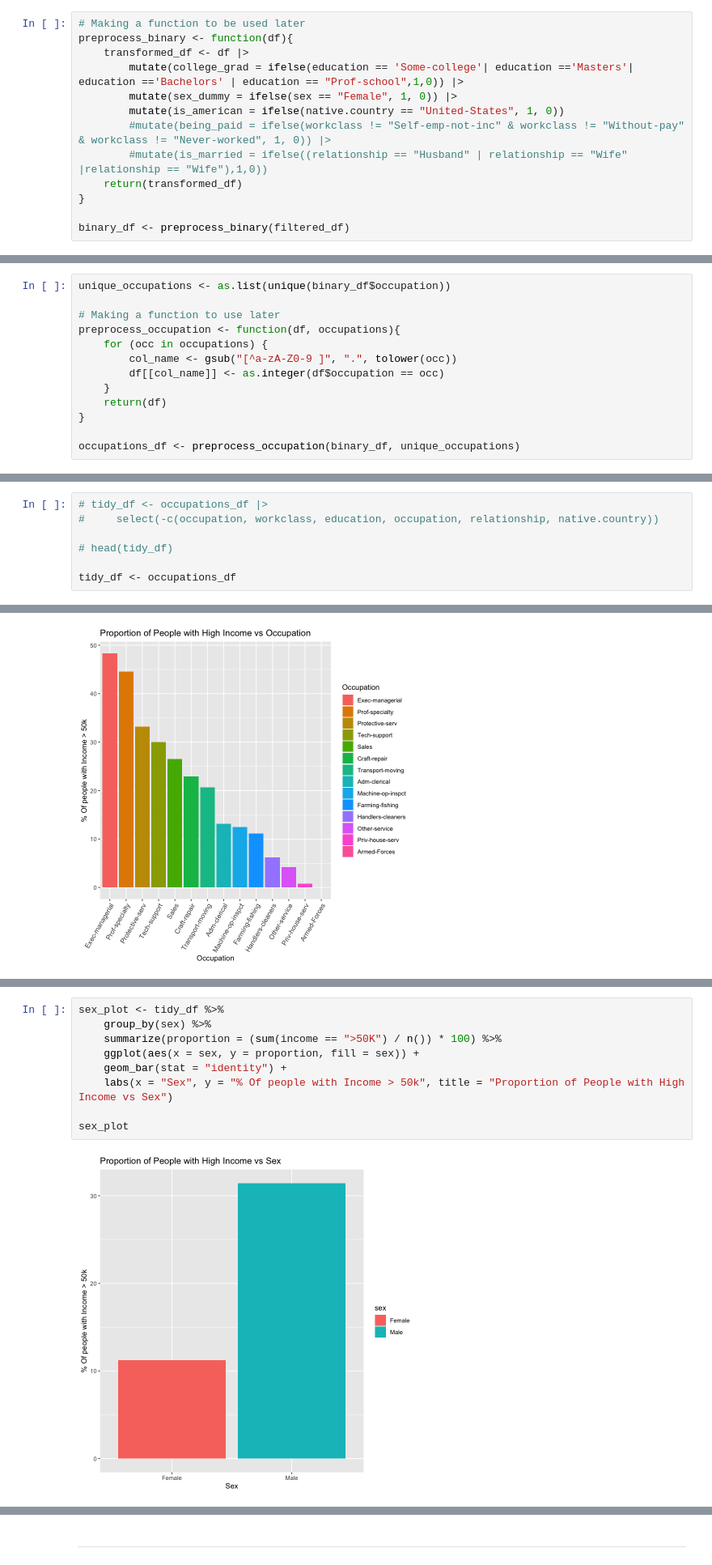
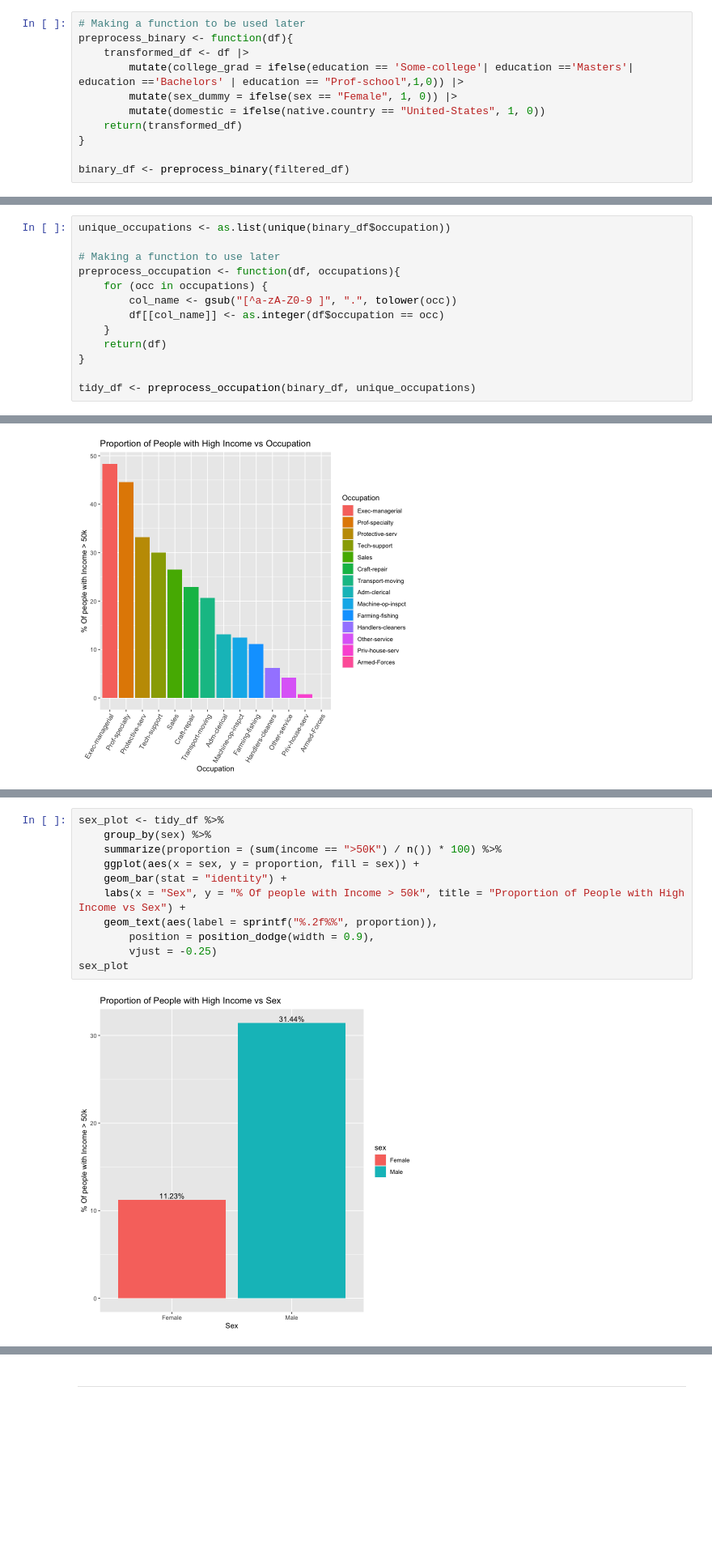
Before and after one commit to calvingdu/dsci100-003-23, a Jupyter notebook: src/project/project.ipynb, the cells around one changed output, grey strips where cells are left out. Shown at 81% size. Drawn from its saved outputs; the diff is of its cells as text; blank space fills up the shorter version.

```diff
--- a/src/project/project.ipynb
+++ b/src/project/project.ipynb
@@ -87,9 +105,7 @@ preprocess_binary <- function(df){
     transformed_df <- df |>
         mutate(college_grad = ifelse(education == 'Some-college'| education =='Masters'| education =='Bachelors' | education == "Prof-school",1,0)) |>
         mutate(sex_dummy = ifelse(sex == "Female", 1, 0)) |>
-        mutate(is_american = ifelse(native.country == "United-States", 1, 0))
-        #mutate(being_paid = ifelse(workclass != "Self-emp-not-inc" & workclass != "Without-pay" & workclass != "Never-worked", 1, 0)) |>
-        #mutate(is_married = ifelse((relationship == "Husband" | relationship == "Wife" |relationship == "Wife"),1,0))
+        mutate(domestic = ifelse(native.country == "United-States", 1, 0))
     return(transformed_df)
 }
 
@@ -108,4 +124,4 @@ preprocess_occupation <- function(df, occupations){
     return(df)
 }
 
-occupations_df <- preprocess_occupation(binary_df, unique_occupations)
+tidy_df <- preprocess_occupation(binary_df, unique_occupations)
@@ -114,10 +128,3 @@ occupations_df <- preprocess_occupation(binary_df, unique_occupations)
-# %%
-# tidy_df <- occupations_df |>
-#     select(-c(occupation, workclass, education, occupation, relationship, native.country))
-
-# head(tidy_df)
-
-tidy_df <- occupations_df
 # %% [markdown]
 Below is an function that does all of our pre-processing. It can be verified by checking if the changes we made above are the same as the changes made by the function
 # %%
@@ -225,11 +223,13 @@ This article claims that there's a pattern between sex in income class. We can e
 # %%
 sex_plot <- tidy_df %>%
     group_by(sex) %>%
     summarize(proportion = (sum(income == ">50K") / n()) * 100) %>%
     ggplot(aes(x = sex, y = proportion, fill = sex)) +
     geom_bar(stat = "identity") +
-    labs(x = "Sex", y = "% Of people with Income > 50k", title = "Proportion of People with High Income vs Sex")
-
+    labs(x = "Sex", y = "% Of people with Income > 50k", title = "Proportion of People with High Income vs Sex") +
+    geom_text(aes(label = sprintf("%.2f%%", proportion)),
+        position = position_dodge(width = 0.9),
+        vjust = -0.25)
 sex_plot
 # %% [output]
-[figure, old version]
+[figure, new version]
```
Also changed, not shown: parts of 26 cells of this notebook, 2 other files.
